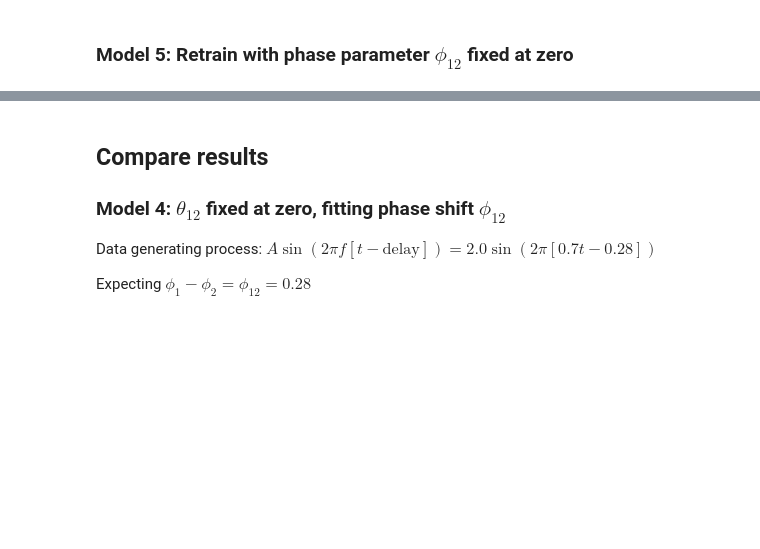
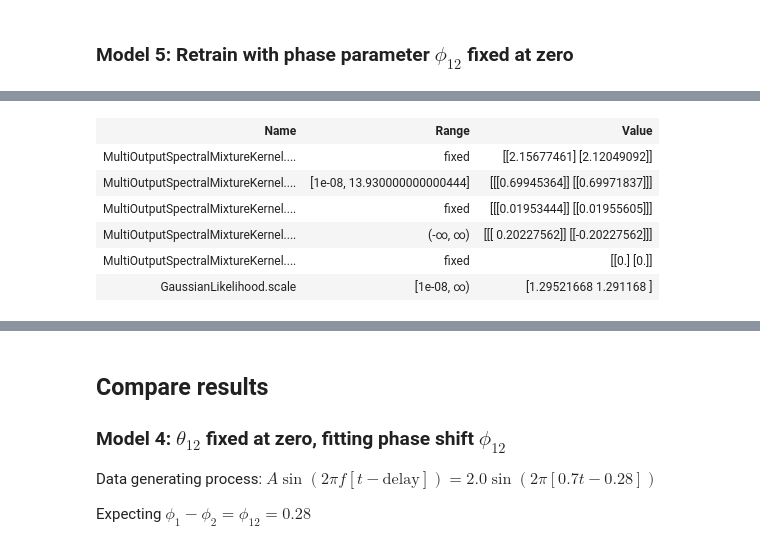
Before and after one commit to shihchingfu/mogptk-examples, a Jupyter notebook: D2-Q1-sinusoid.ipynb, the cells around one changed output, grey strips where cells are left out. Drawn from its saved outputs; the diff is of its cells as text; code cells hidden in the pictures; blank space fills up the shorter version.

```diff
--- a/D2-Q1-sinusoid.ipynb
+++ b/D2-Q1-sinusoid.ipynb
@@ -239,0 +265,10 @@ Optimization finished in 11.099 seconds
+# %%
+model6.print_parameters();
+# %% [output]
+| Name | Range | Value |
+| MultiOutputSpectralMixtureKernel.... | fixed | [[2.15677461] [2.12049092]] |
+| MultiOutputSpectralMixtureKernel.... | [1e-08, 13.930000000000444] | [[[0.69945364]] [[0.69971837]]] |
+| MultiOutputSpectralMixtureKernel.... | fixed | [[[0.01953444]] [[0.01955605]]] |
+| MultiOutputSpectralMixtureKernel.... | (-∞, ∞) | [[[ 0.20227562]] [[-0.20227562]]] |
+| MultiOutputSpectralMixtureKernel.... | fixed | [[0.] [0.]] |
+| GaussianLikelihood.scale | [1e-08, ∞) | [1.29521668 1.291168 ] |
```
Also changed, not shown: parts of 4 cells of this notebook.
